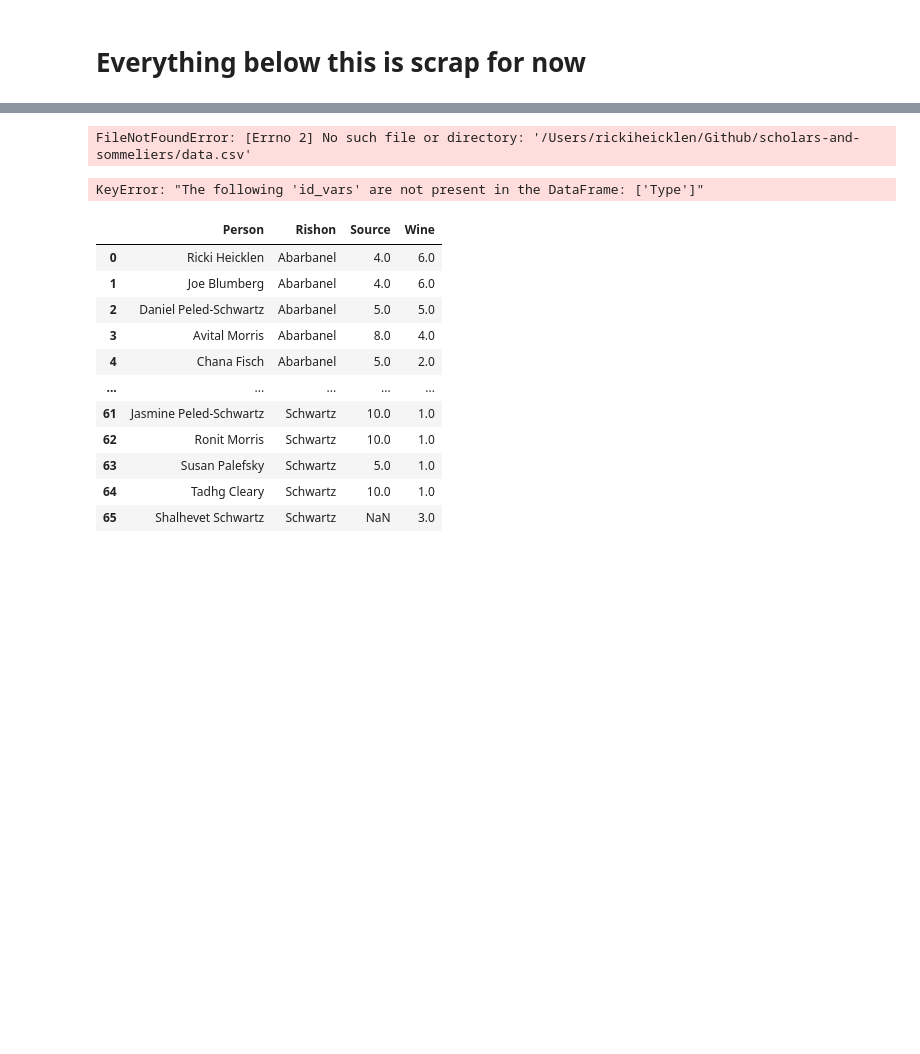
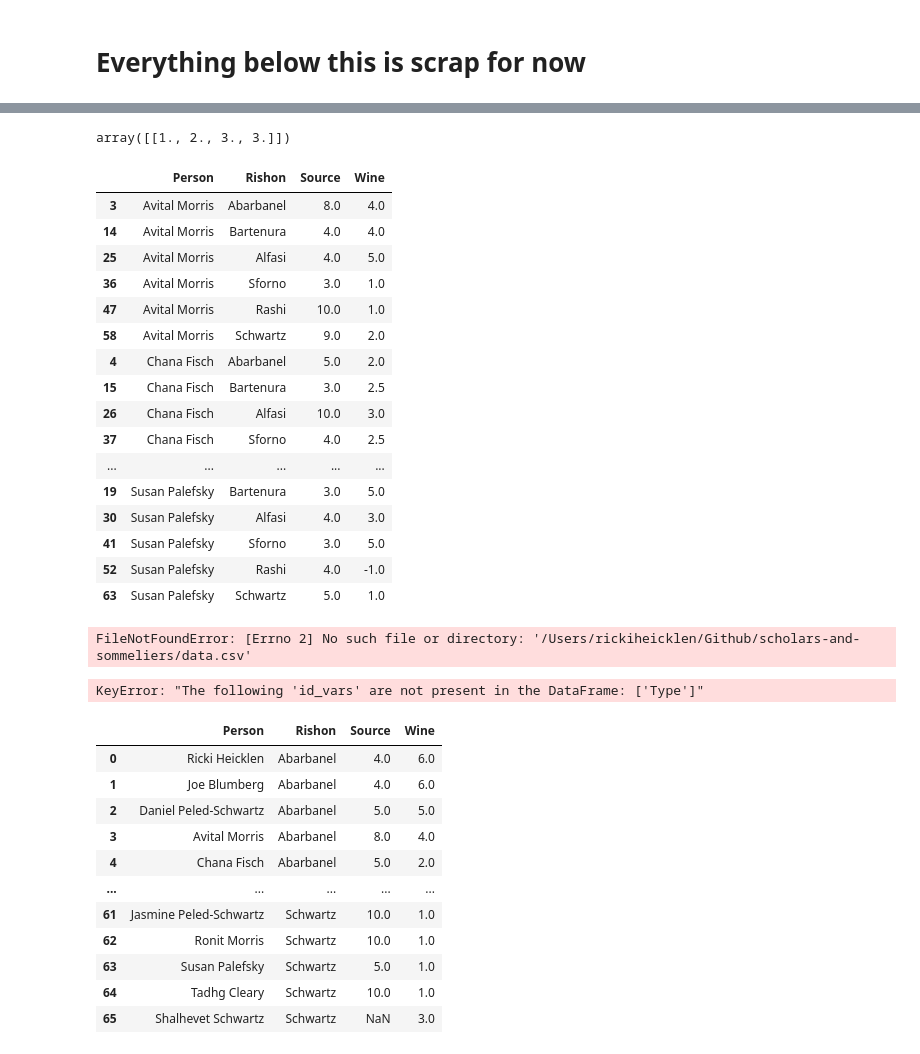
Before and after one commit to RickiHeicklen/scholars-and-sommeliers, a Jupyter notebook: rishon-analysis.ipynb, the cells around one changed output, grey strips where cells are left out. Saved outputs shown, nothing was run; the diff lists cells and outputs as text; code cells hidden in the pictures; blank space fills up the shorter version.

```diff
--- a/rishon-analysis.ipynb
+++ b/rishon-analysis.ipynb
@@ -207,0 +143,9 @@ TypeError: 'NoneType' object is not callable
+# %%
+[group[group.columns[~group.columns.isin(numeric_cols)]] for _, group in groups]
+for a, group in groups:
+    print(group)
+    for col in numeric_cols:
+        print(col)
+        print(imputer)
+        print(group[col])
+        # imputer.fit_transform(group[col].reshape(-1,1))
@@ -207,0 +232,19 @@ TypeError: 'NoneType' object is not callable
+# %%
+from sklearn.impute import SimpleImputer
+import numpy as np
+
+# Create a 2D array with some missing values
+X = np.array([[1, 2, np.nan], [4, np.nan, 6], [7, 8, 9]])
+
+# Create a SimpleImputer instance with strategy='mean'
+imputer = SimpleImputer(strategy='mean')
+
+# Fit the imputer to the data
+imputer.fit(X)
+
+# Transform the data by filling in the missing values with the mean
+X_imputed = imputer.transform(X)
+
+# Print the original and imputed data
+print("Original data:\n", X)
+print("Imputed data:\n", X_imputed)
@@ -208,3 +260,29 @@ TypeError: 'NoneType' object is not callable
+# %%
+imputer.fit_transform([[1,2,3,np.nan,3]]) #.toarray())
+# %% [output]
+array([[1., 2., 3., 3.]])
+# %%
+df_imputed = pd.concat([group[group.columns[~group.columns.isin(numeric_cols)]].assign(**{col: imputer.fit_transform(group[[col]]) for col in numeric_cols}) for _, group in groups])
+# %%
+df_imputed.head(60)
+# %% [output]
+|  | Person | Rishon | Source | Wine |
+| 3 | Avital Morris | Abarbanel | 8.0 | 4.0 |
+| 14 | Avital Morris | Bartenura | 4.0 | 4.0 |
+| 25 | Avital Morris | Alfasi | 4.0 | 5.0 |
+| 36 | Avital Morris | Sforno | 3.0 | 1.0 |
+| 47 | Avital Morris | Rashi | 10.0 | 1.0 |
+| 58 | Avital Morris | Schwartz | 9.0 | 2.0 |
+| 4 | Chana Fisch | Abarbanel | 5.0 | 2.0 |
+| 15 | Chana Fisch | Bartenura | 3.0 | 2.5 |
+| 26 | Chana Fisch | Alfasi | 10.0 | 3.0 |
+| 37 | Chana Fisch | Sforno | 4.0 | 2.5 |
+| ... | ... | ... | ... | ... |
+| 19 | Susan Palefsky | Bartenura | 3.0 | 5.0 |
+| 30 | Susan Palefsky | Alfasi | 4.0 | 3.0 |
+| 41 | Susan Palefsky | Sforno | 3.0 | 5.0 |
+| 52 | Susan Palefsky | Rashi | 4.0 | -1.0 |
+| 63 | Susan Palefsky | Schwartz | 5.0 | 1.0 |
 # %%
 # Some code we are no longer using:
 #
```
Also changed, not shown: parts of 18 cells of this notebook.
